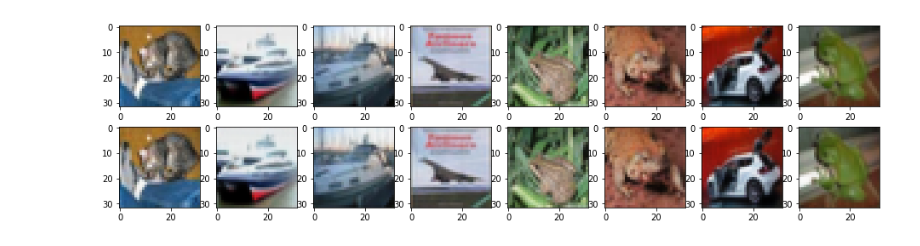
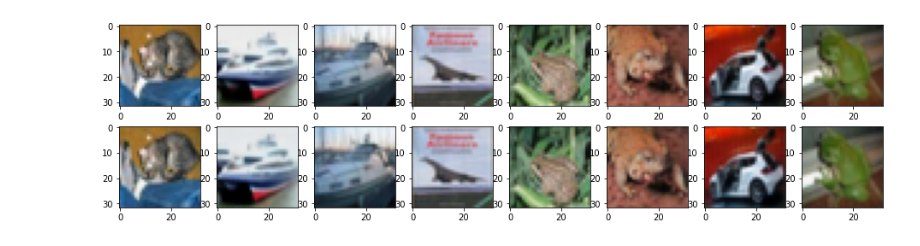
Before and after one commit to efsnkrc/AutoEncoder_Unet, a Jupyter notebook: AutoEncoder_Unet_cifar10.ipynb, the cells around one changed output. Cells and saved outputs as stored; diff of their text form; code cells hidden in the pictures.

```diff
--- a/AutoEncoder_Unet_cifar10.ipynb
+++ b/AutoEncoder_Unet_cifar10.ipynb
@@ -70,14 +72,15 @@ def create_model():
 
   max4 = MaxPooling2D(2)(conv4)
 
-  Flatten(max4)
+  max4 = Flatten()(max4)
 
-  bottle_neck = Conv2D(512, (3, 3), padding='same')(max4)
+  bottle_neck = Dense(256)(max4)
   bottle_neck = BatchNormalization()(bottle_neck)
   bottle_neck = Activation('relu')(bottle_neck)
-  bottle_neck = Conv2D(512, (3, 3), padding='same')(bottle_neck)
+  bottle_neck = Dense(1024)(bottle_neck)
   bottle_neck = BatchNormalization()(bottle_neck)
   bottle_neck = Activation('relu')(bottle_neck)
+  bottle_neck = Reshape((2,2,256))(bottle_neck)
 
   deconv1 = Conv2DTranspose(256, (3,3), strides=(2,2), padding='same')(bottle_neck)
   deconv1 = Concatenate()([conv4, deconv1])
@@ -153,8 +160,7 @@ def plot_predictions(images, predictions):
 
   plt.gcf().set_size_inches(16, 4)
   plt.show()
-
-plot_predictions(np.squeeze(x_test[:8]),
-             np.squeeze(model.predict(x_test[:8])))
-# %% [output]
-[figure, removed]
+# %%
+plot_predictions(np.squeeze(x_test[:8]), np.squeeze(model.predict(x_test[:8])))
+# %% [output]
+[figure, added]
```
Also changed, not shown: parts of 4 cells of this notebook.
